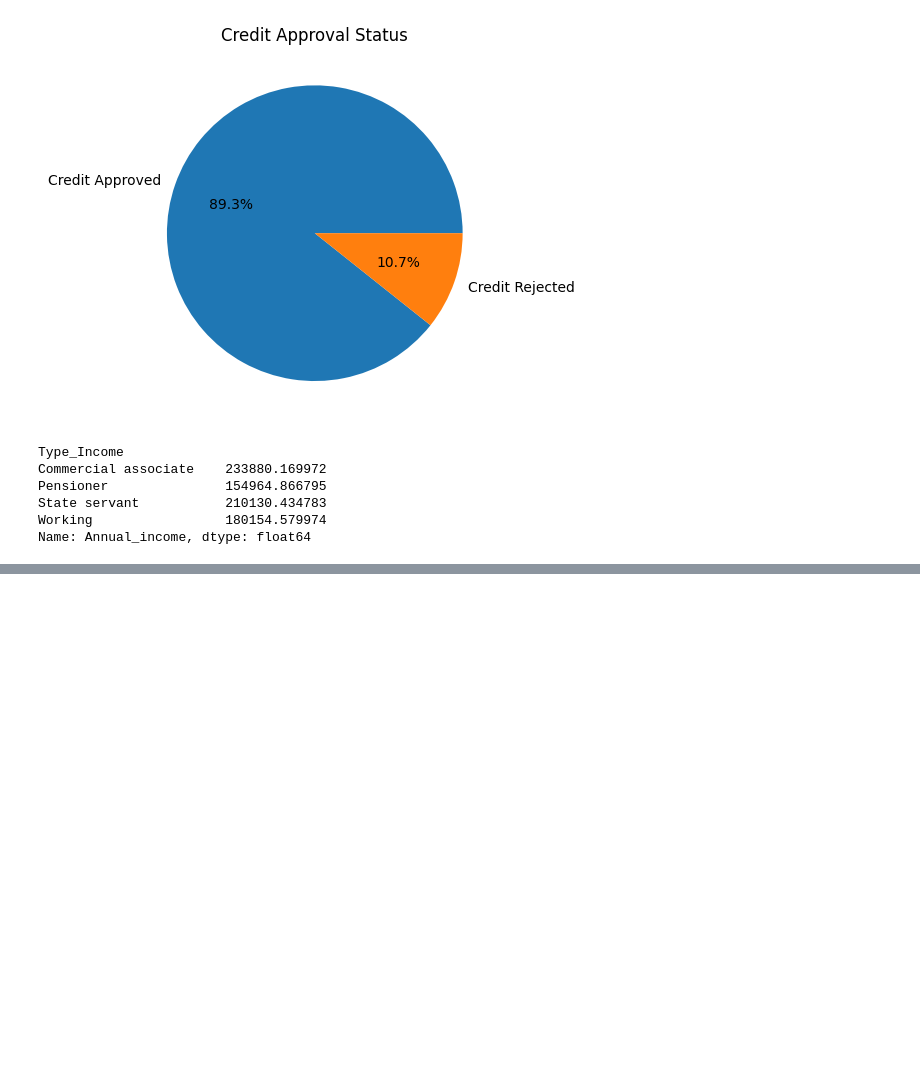
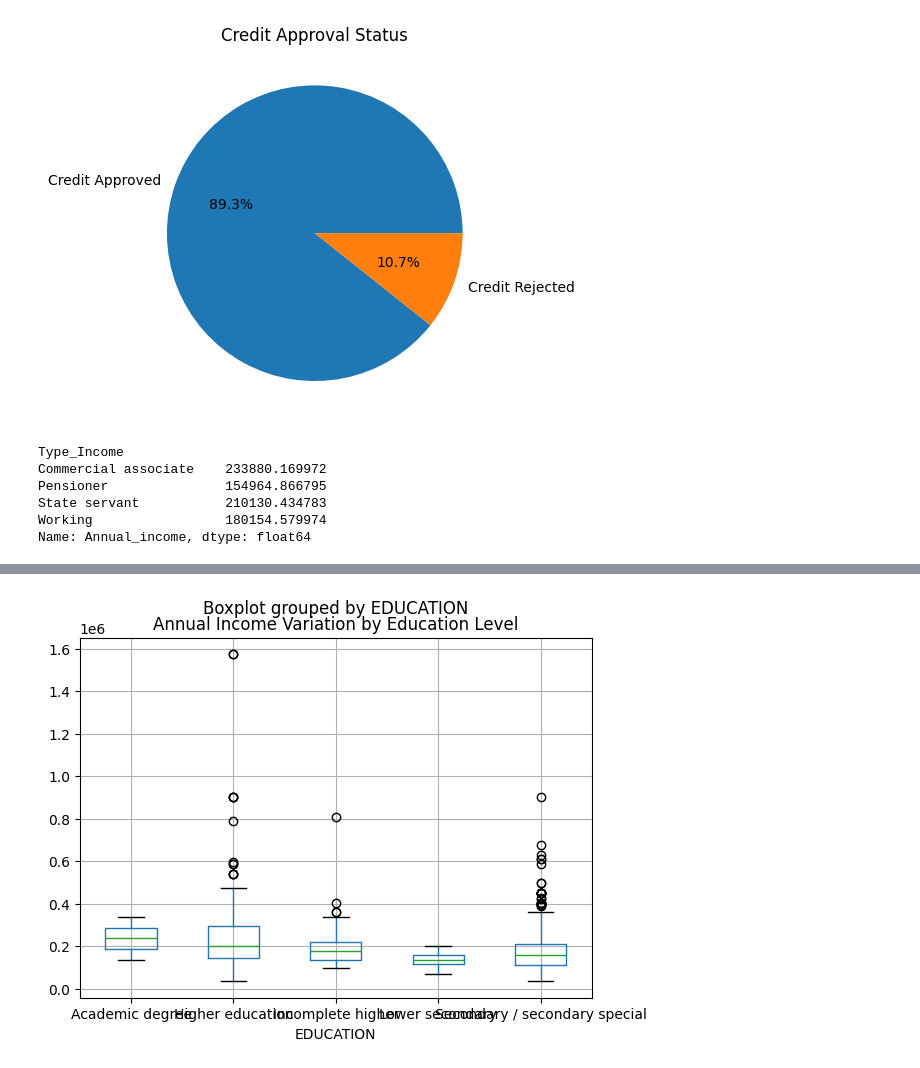
Before and after one commit to tarekb21/Credit-Card-Approvment, a Jupyter notebook: notebook.ipynb, the cells around one changed output, grey strips where cells are left out. Cells and saved outputs as stored; diff of their text form; code cells hidden in the pictures; blank space fills up the shorter version.

```diff
--- a/notebook.ipynb
+++ b/notebook.ipynb
@@ -194,0 +260,6 @@ Name: Annual_income, dtype: float64
+# %%
+data.boxplot(column = "Annual_income", by="EDUCATION")
+plt.title("Annual Income Variation by Education Level")
+plt.show()
+# %% [output]
+[figure, added]
```
Also changed, not shown: parts of 23 cells of this notebook.
